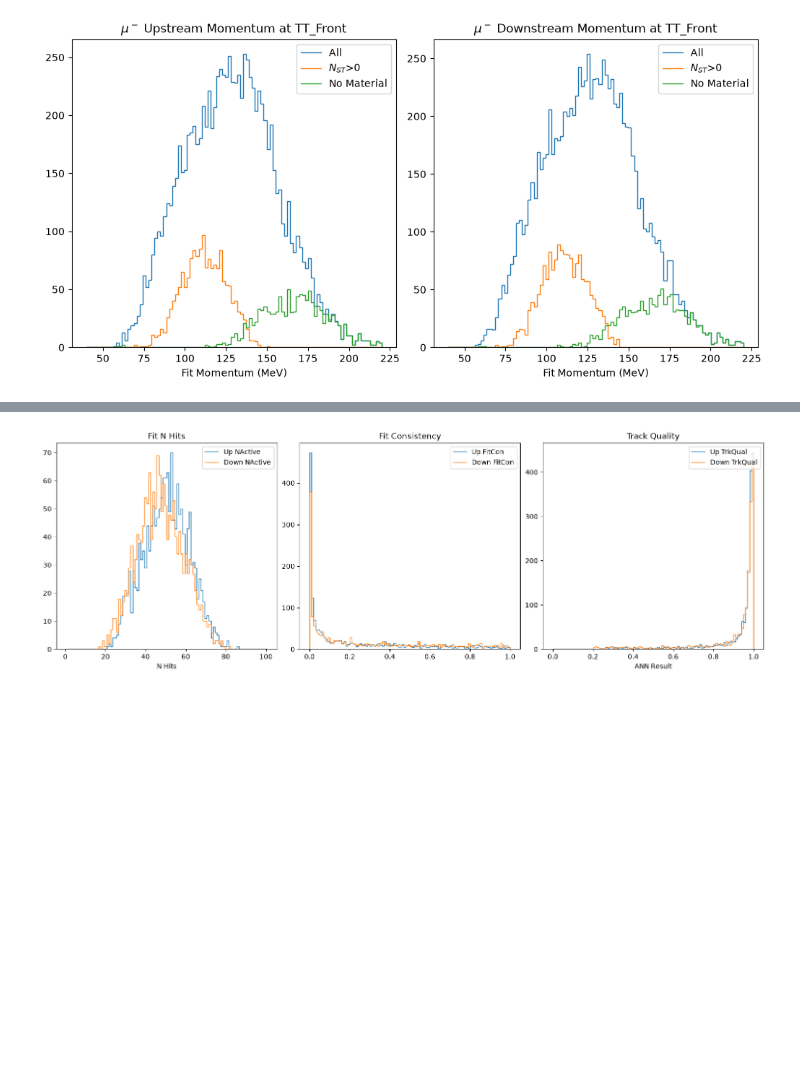
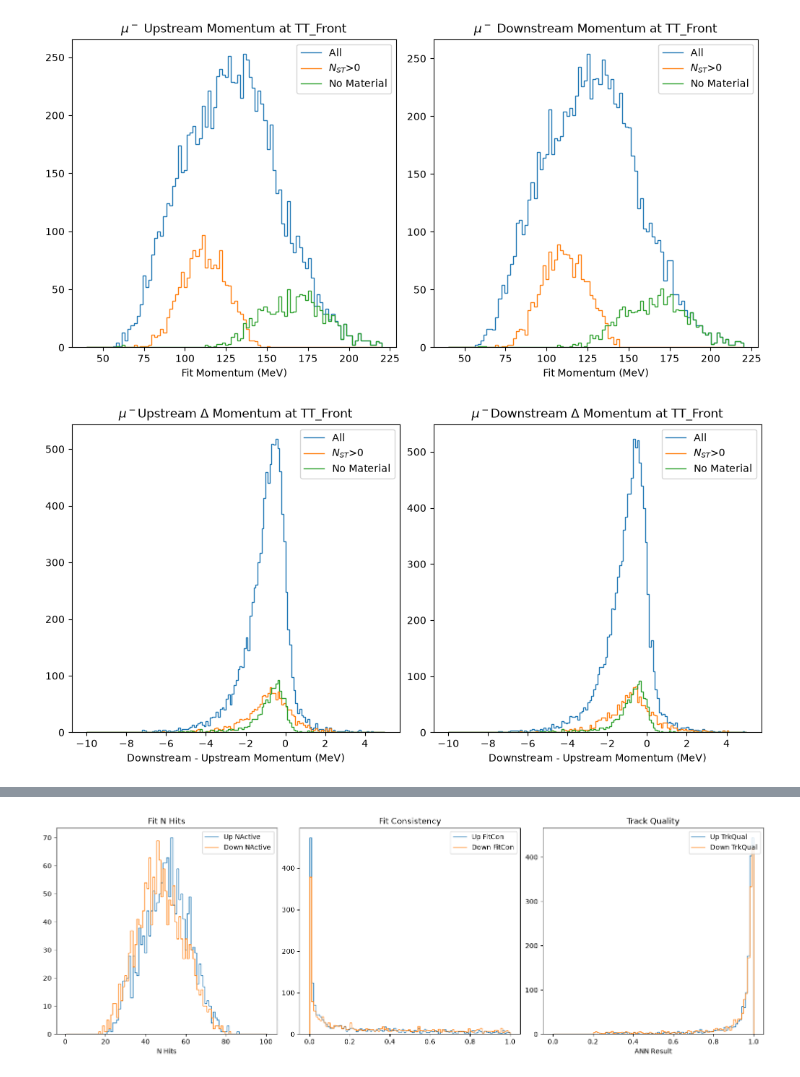
Before and after one commit to brownd1978/RefAna, a Jupyter notebook: PlotReflections.ipynb, the cells around one changed output, grey strips where cells are left out. Drawn from its saved outputs; the diff is of its cells as text; code cells hidden in the pictures; blank space fills up the shorter version.

```diff
--- a/PlotReflections.ipynb
+++ b/PlotReflections.ipynb
@@ -62,3 +48,7 @@ refplotmu.PlotIntersections()
 refplotmu.PlotMomentum()
 # %% [output]
 [figure]
+# %%
+refplotmu.PlotDeltaMomentum()
+# %% [output]
+[figure, added]
```
Also changed, not shown: parts of 4 cells of this notebook, 4 other files.
